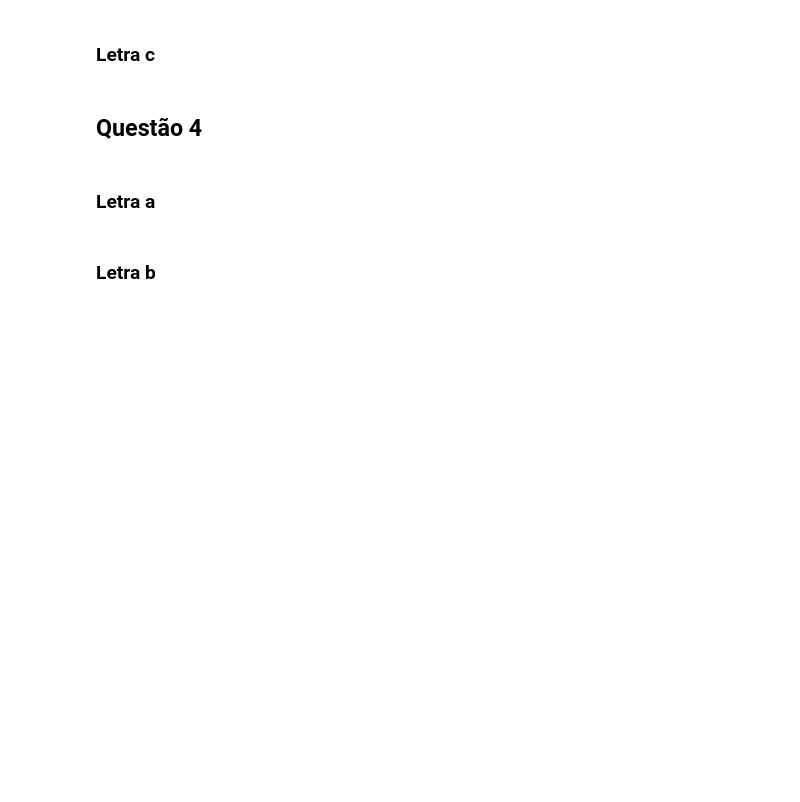
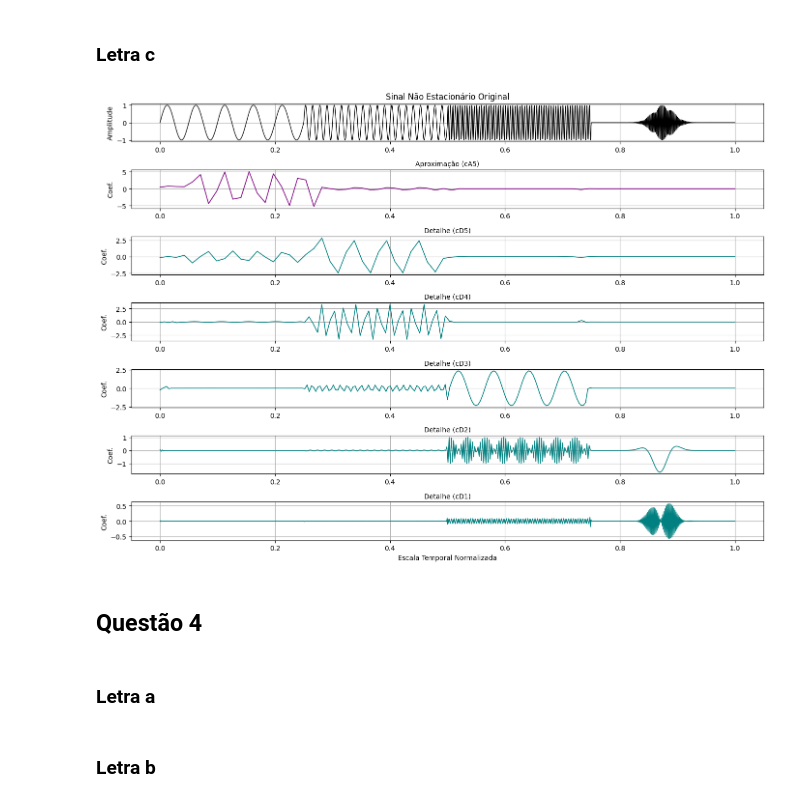
Before and after one commit to alyPoint/CEFET---Processamento-de-Sinais-I-140826, a Jupyter notebook: Pratica_6/DSP_1_PRATICA_6.ipynb, the cells around one changed output. Saved outputs shown, nothing was run; the diff lists cells and outputs as text; code cells hidden in the pictures; blank space fills up the shorter version.

```diff
--- a/Pratica_6/DSP_1_PRATICA_6.ipynb
+++ b/Pratica_6/DSP_1_PRATICA_6.ipynb
@@ -467,5 +554,60 @@ plt.show()
 # %% [markdown]
 ### **Letra c**
+# %%
+import numpy as np
+import matplotlib.pyplot as plt
+import pywt
+
+# 1. Geração de um sinal não estacionário de exemplo (2048 amostras)
+N = 2048
+t = np.linspace(0, 2, N)
+# Compondo o sinal com trechos de diferentes frequências e um transiente repentino
+signal = np.sin(2 * np.pi * 10 * t[:512])  # Baixa frequência inicial
+signal = np.concatenate([signal, np.sin(2 * np.pi * 40 * t[512:1024])])  # Média frequência
+signal = np.concatenate([signal, np.sin(2 * np.pi * 120 * t[1024:1536])]) # Alta frequência
+transient = np.sin(2 * np.pi * 250 * t[1536:]) * np.exp(-((t[1536:] - 1.75)*20)**2) # Transiente modulado
+signal = np.concatenate([signal, transient])
+
+# 2. Cálculo da Transformada de Wavelet Discreta de 5 estágios usando 'bior4.4'
+levels = 5
+coeffs = pywt.wavedec(signal, 'bior4.4', level=levels)
+# coeffs retorna [cA_5, cD_5, cD_4, cD_3, cD_2, cD_1]
+
+# 3. Visualização com eixo temporal normalizado [0, 1]
+plt.figure(figsize=(14, 10))
+n_subplots = len(coeffs)
+
+# Plotando o sinal original no topo
+plt.subplot(n_subplots + 1, 1, 1)
+plt.plot(np.linspace(0, 1, N), signal, color='black', linewidth=1)
+plt.title('Sinal Não Estacionário Original')
+plt.grid(True)
+plt.ylabel('Amplitude')
+
+# Plotando os coeficientes de aproximação e detalhes (níveis 5 a 1)
+for i, coef in enumerate(coeffs):
+    plt.subplot(n_subplots + 1, 1, i + 2)
+    # Normalizando a escala de amostras para o intervalo [0, 1] correspondente ao tempo original
+    t_normalized = np.linspace(0, 1, len(coef))
+
+    if i == 0:
+        label_name = f'Aproximação (cA{levels})'
+        color = 'purple'
+    else:
+        level_idx = levels - i + 1
+        label_name = f'Detalhe (cD{level_idx})'
+        color = 'teal'
+
+    plt.plot(t_normalized, coef, color=color, linewidth=1.2)
+    plt.title(label_name, fontsize=10)
+    plt.grid(True)
+    plt.ylabel('Coef.')
+
+plt.xlabel('Escala Temporal Normalizada')
+plt.tight_layout()
+plt.show()
+# %% [output]
+[figure, added]
 # %% [markdown]
 ## **Questão 4**
 # %% [markdown]
```
Also changed, not shown: parts of 4 cells of this notebook.
